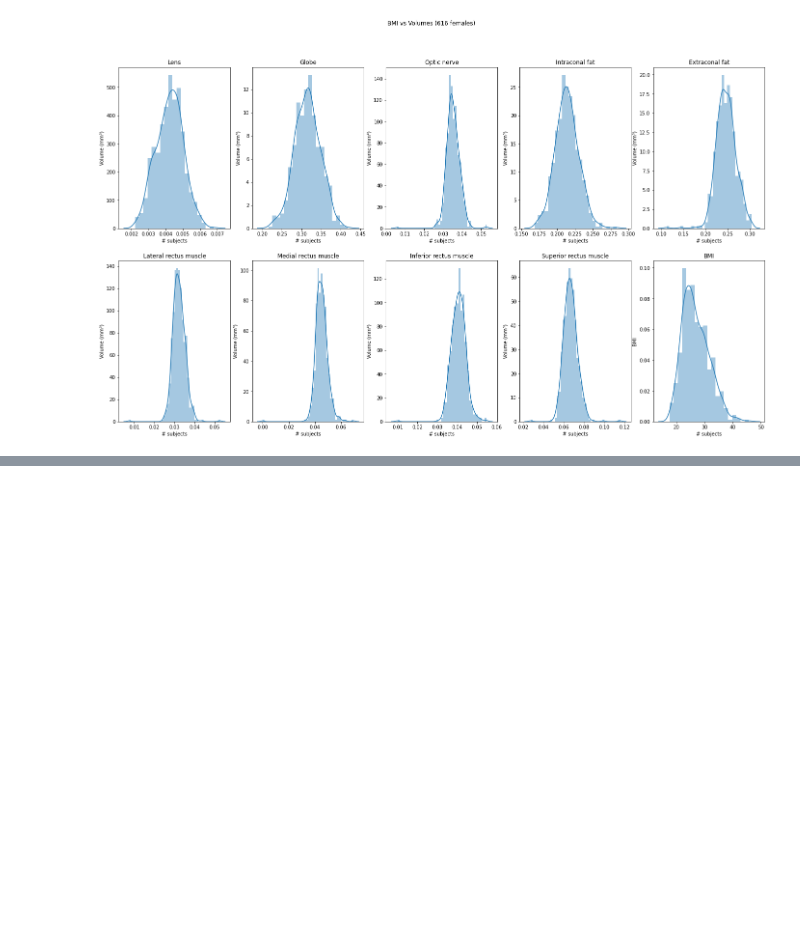
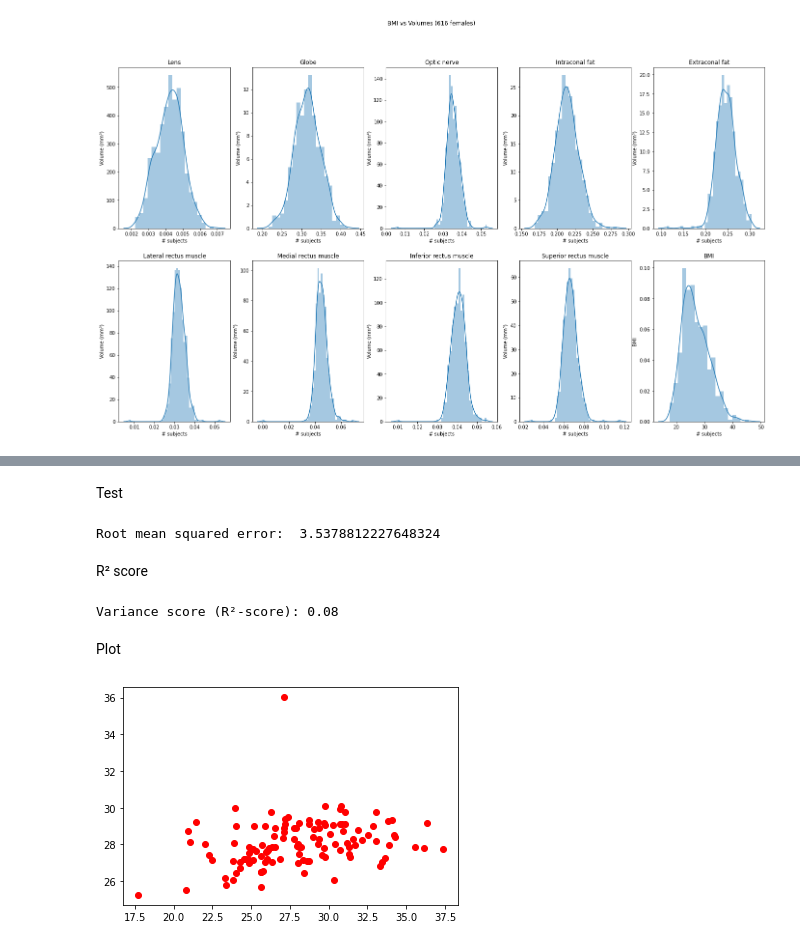
Before and after one commit to jaimebarran/a-eye_segmentation, a Jupyter notebook: deep_learning/3D_multilabel/extract_biometrics.ipynb, the cells around one changed output, grey strips where cells are left out. Saved outputs shown, nothing was run; the diff lists cells and outputs as text; code cells hidden in the pictures; blank space fills up the shorter version.

Commit message:
linear regression bmi vs volumes

```diff
--- a/deep_learning/3D_multilabel/extract_biometrics.ipynb
+++ b/deep_learning/3D_multilabel/extract_biometrics.ipynb
@@ -1783,0 +1844,48 @@ https://gist.github.com/mwaskom/de44147ed2974457ad6372750bbe5751
+# %%
+# Fitting a linear regression
+
+# Import the linear models.
+from sklearn import linear_model
+import statsmodels.api as sma
+
+# Initialize the model class.
+model = linear_model.LinearRegression()
+# model = linear_model.Ridge(alpha = 0.5)
+
+# Fit the model to the training data.
+trained_model = model.fit(train[columns], train[target])
+# %% [markdown]
+Test
+# %%
+# Predicting Error
+
+# Import the scikit-learn function to compute error.
+from sklearn.metrics import mean_squared_error
+
+# Generate our predictions for the test set.
+predictions = model.predict(test[columns])
+
+# Compute error between our test predictions and the actual values.
+RMSE = mean_squared_error(predictions, test[target], squared=False)
+
+print('Root mean squared error: ', RMSE)
+# %% [output]
+Root mean squared error:  3.5378812227648324
+# %% [markdown]
+R² score
+# %%
+# Explained variance score:
+from sklearn.metrics import r2_score
+
+print('Variance score (R²-score): %.2f' % r2_score(test[target], predictions))
+# %% [output]
+Variance score (R²-score): 0.08
+# %% [markdown]
+Plot
+# %%
+# Plot outputs
+plt.scatter(test[target], predictions,  color='red')
+
+plt.show()
+# %% [output]
+[figure, added]
```
Also changed, not shown: parts of 15 cells of this notebook.
